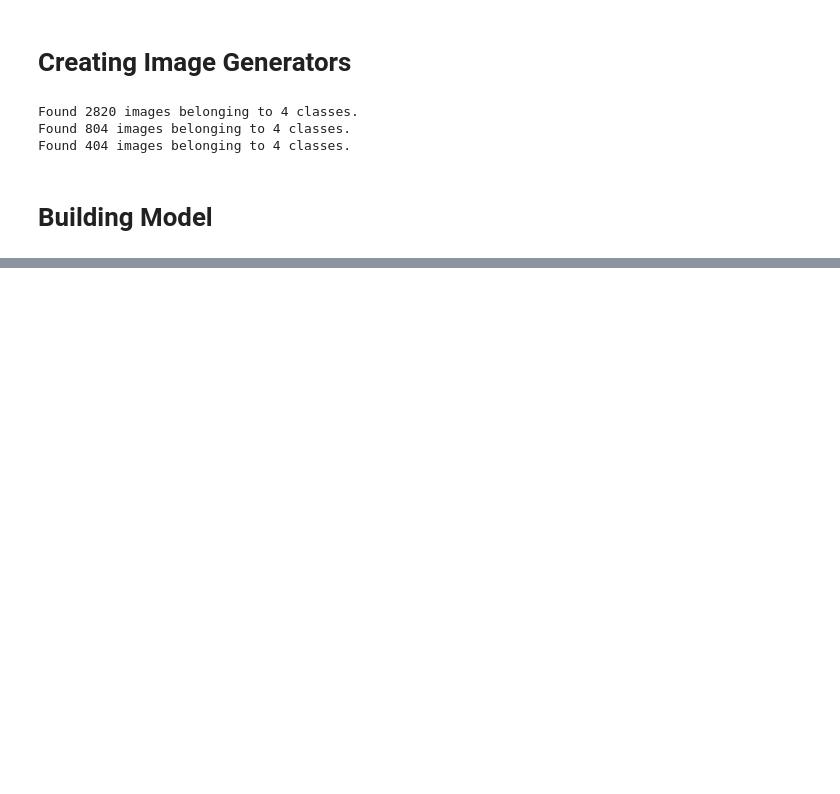
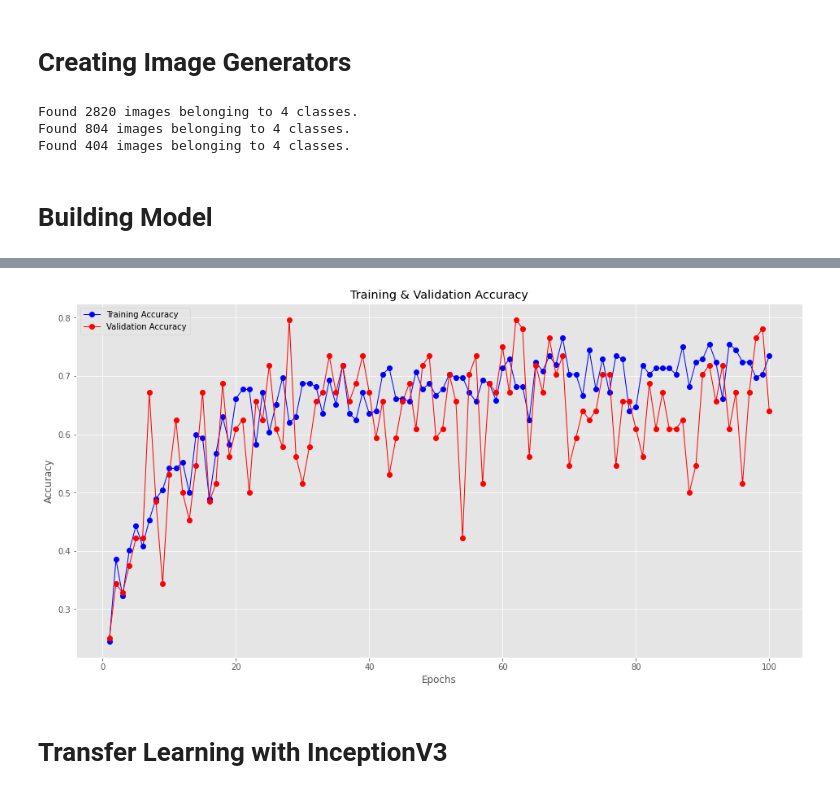
Before and after one commit to hubertrykala93/eye-diseases-image-classification, a Jupyter notebook: eye_diseases_image_classification.ipynb, the cells around one changed output, grey strips where cells are left out. Drawn from its saved outputs; the diff is of its cells as text; code cells hidden in the pictures; blank space fills up the shorter version.

```diff
--- a/eye_diseases_image_classification.ipynb
+++ b/eye_diseases_image_classification.ipynb
@@ -450,0 +557,6 @@ auc_plot(hist=history)
+# %%
+accuracy_plot(hist=vgg_history)
+# %% [output]
+[figure, added]
+# %% [markdown]
+# Transfer Learning with InceptionV3
```
Also changed, not shown: parts of 36 cells of this notebook.
